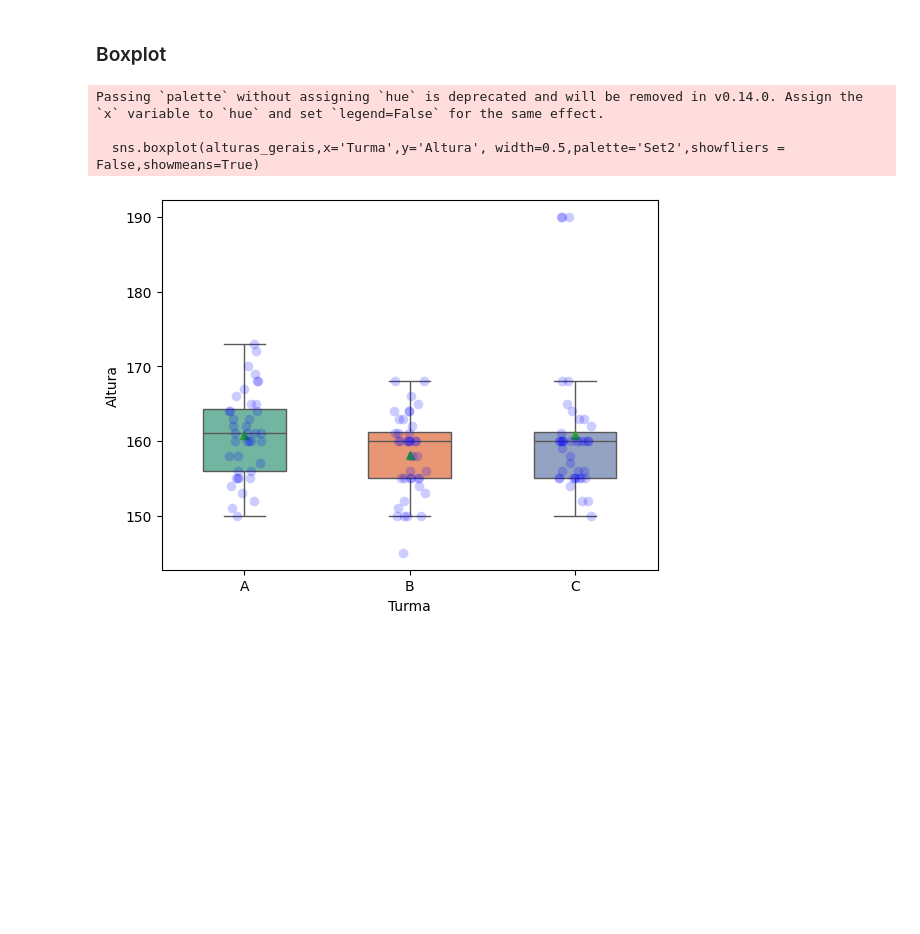
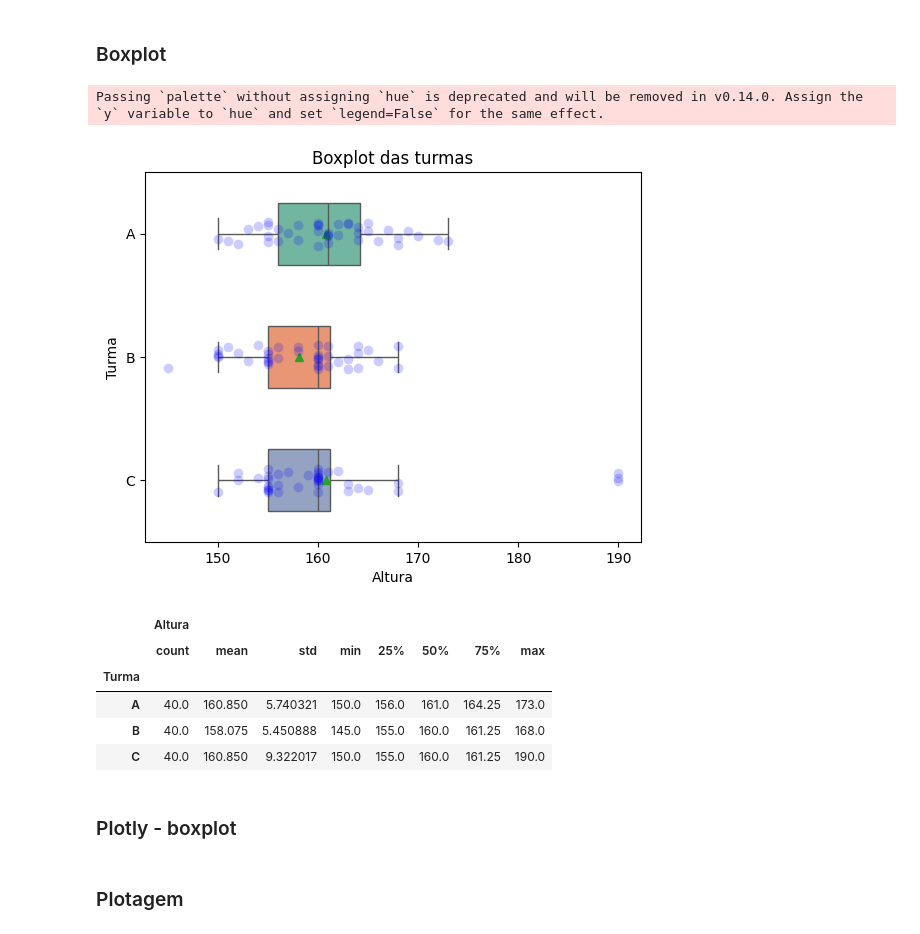
Before and after one commit to SamiraSouza07/EST, a Jupyter notebook: Aula8/box.ipynb, the cells around one changed output. Cells and saved outputs as stored; diff of their text form; code cells hidden in the pictures; blank space fills up the shorter version.

```diff
--- a/Aula8/box.ipynb
+++ b/Aula8/box.ipynb
@@ -27,11 +45,21 @@ display(alturas_gerais.query("Turma == 'B'").sort_values(by = 'Altura'))
 # %% [markdown]
 ### Boxplot
 # %%
-sns.boxplot(alturas_gerais,x='Turma',y='Altura', width=0.5,palette='Set2',showfliers = False,showmeans=True)
-sns.stripplot(alturas_gerais,x='Turma',y='Altura',color='blue',alpha=0.2,size=7)
+sns.boxplot(alturas_gerais,x='Altura',y='Turma', width=0.5,palette='Set2',showfliers = False,showmeans=True)
+sns.stripplot(alturas_gerais,x='Altura',y='Turma',color='blue',alpha=0.2,size=7)
+plt.title("Boxplot das turmas")
 plt.show()
 # %% [output]
-Passing `palette` without assigning `hue` is deprecated and will be removed in v0.14.0. Assign the `x` variable to `hue` and set `legend=False` for the same effect.
-
-  sns.boxplot(alturas_gerais,x='Turma',y='Altura', width=0.5,palette='Set2',showfliers = False,showmeans=True)
+Passing `palette` without assigning `hue` is deprecated and will be removed in v0.14.0. Assign the `y` variable to `hue` and set `legend=False` for the same effect.
-[figure, old version]
+[figure, new version]
+# %%
+display(alturas_gerais.groupby('Turma').describe())
+# %% [output]
+|  | Altura |  |  |  |  |  |  |  |
+|  | count | mean | std | min | 25% | 50% | 75% | max |
+| Turma |  |  |  |  |  |  |  |  |
+| A | 40.0 | 160.850 | 5.740321 | 150.0 | 156.0 | 161.0 | 164.25 | 173.0 |
+| B | 40.0 | 158.075 | 5.450888 | 145.0 | 155.0 | 160.0 | 161.25 | 168.0 |
+| C | 40.0 | 160.850 | 9.322017 | 150.0 | 155.0 | 160.0 | 161.25 | 190.0 |
+# %% [markdown]
+### Plotly - boxplot
@@ -37,0 +68,2 @@ Passing `palette` without assigning `hue` is deprecated and will be removed in v
+# %% [markdown]
+### Plotagem
```
Also changed, not shown: parts of 5 cells of this notebook.
